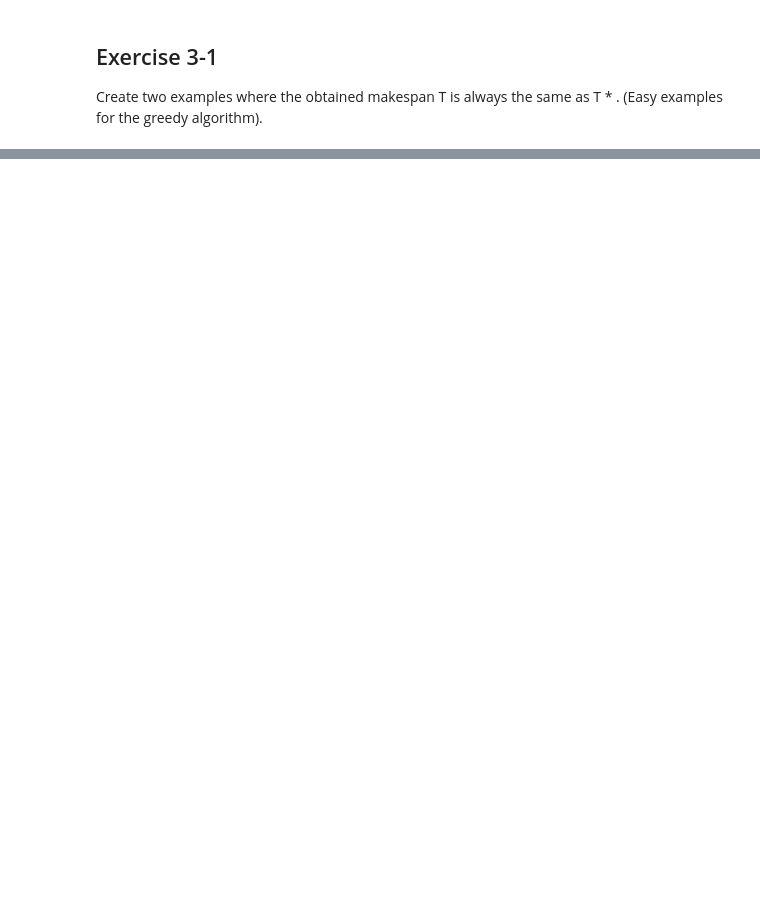
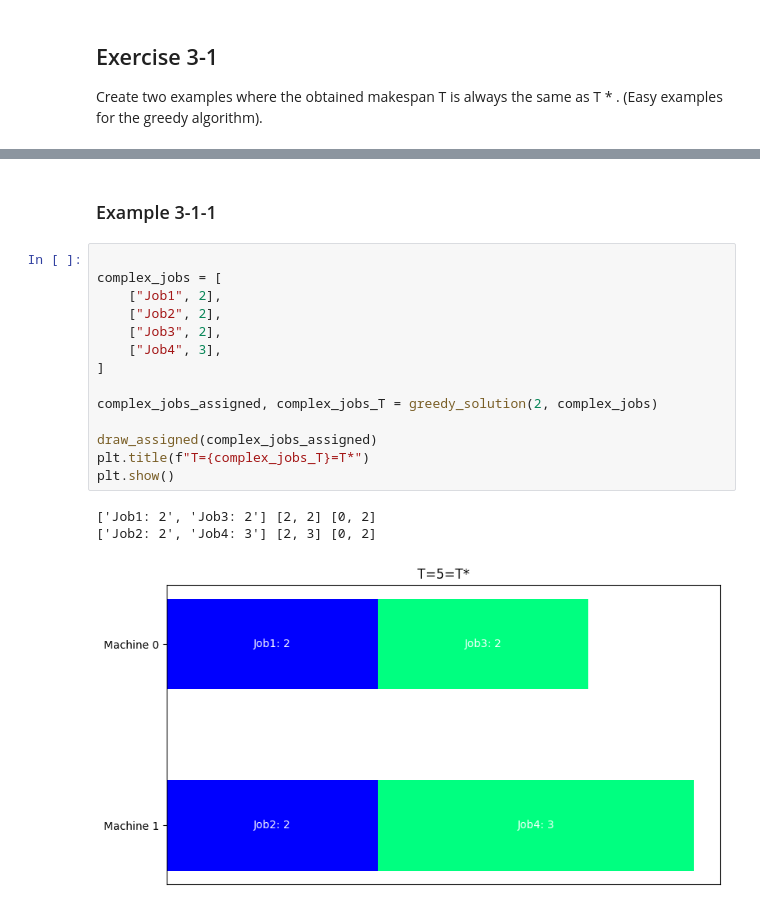
Before and after one commit to AbaoFromCUG/CSE5003_homework, a Jupyter notebook: homework_4/homework_4.ipynb, the cells around one changed output, grey strips where cells are left out. Cells and saved outputs as stored; diff of their text form; blank space fills up the shorter version.

```diff
--- a/homework_4/homework_4.ipynb
+++ b/homework_4/homework_4.ipynb
@@ -84,0 +85,20 @@ plt.show()
+# %% [markdown]
+### Example 3-1-1
+# %%
+
+complex_jobs = [
+    ["Job1", 2],
+    ["Job2", 2],
+    ["Job3", 2],
+    ["Job4", 3],
+]
+
+complex_jobs_assigned, complex_jobs_T = greedy_solution(2, complex_jobs)
+
+draw_assigned(complex_jobs_assigned)
+plt.title(f"T={complex_jobs_T}=T*")
+plt.show()
+# %% [output]
+['Job1: 2', 'Job3: 2'] [2, 2] [0, 2]
+['Job2: 2', 'Job4: 3'] [2, 3] [0, 2]
+[figure, added]
```
Also changed, not shown: parts of 9 cells of this notebook.
